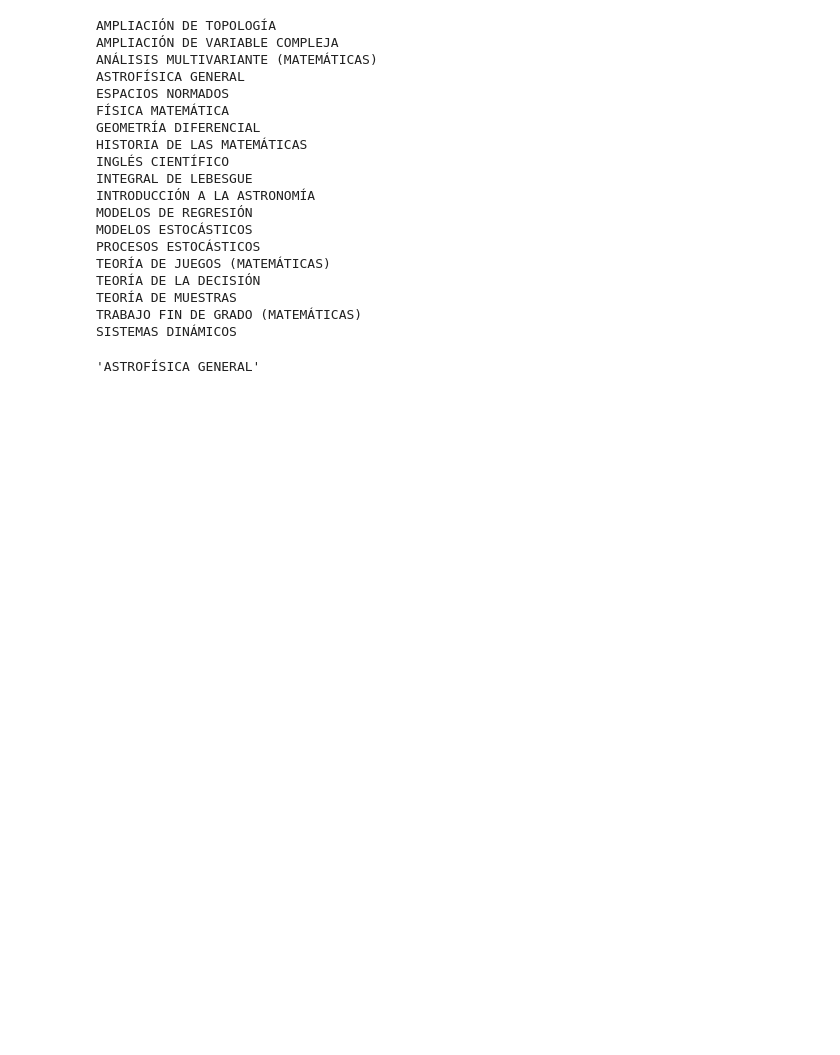
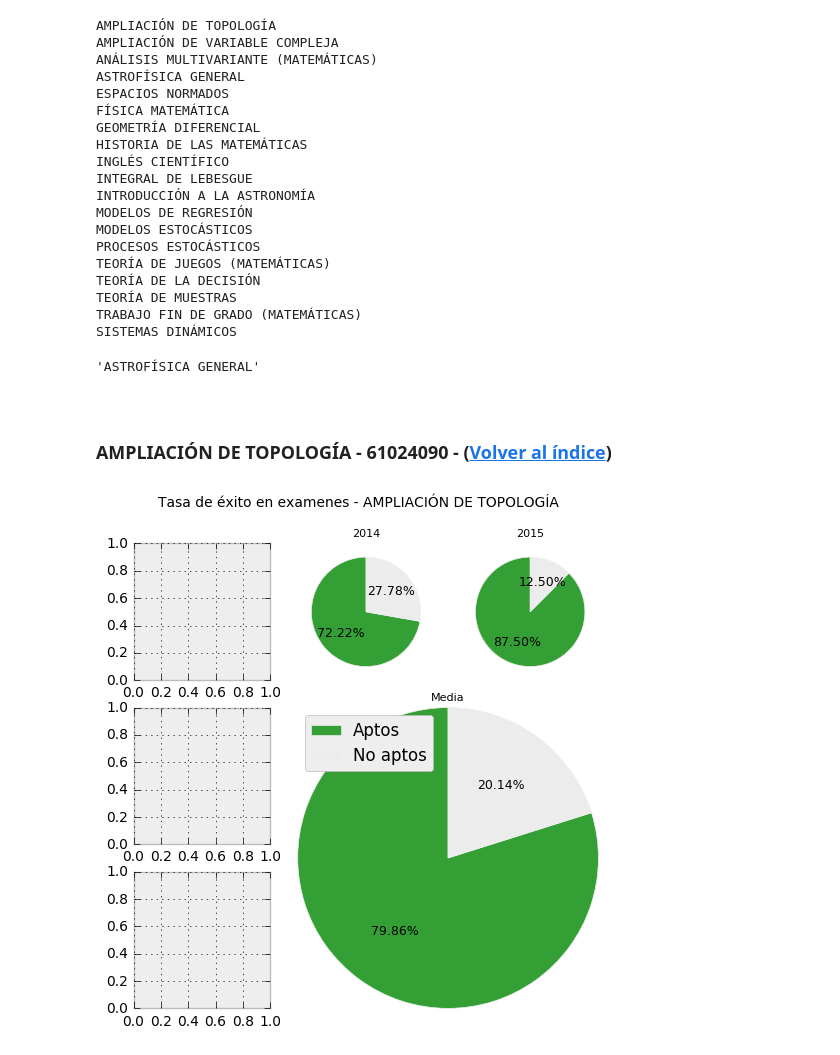
Before and after one commit to Scrypy/UNED-Statistics-Mathematics, a Jupyter notebook: Unificando datos.ipynb, the cells around one changed output. Cells and saved outputs as stored; diff of their text form; code cells hidden in the pictures; blank space fills up the shorter version.

Commit message:
Adding a graph

```diff
--- a/Unificando datos.ipynb
+++ b/Unificando datos.ipynb
@@ -156,3 +156,9 @@ SISTEMAS DINÁMICOS
 subject_name(61044112)
 # %% [output]
 'ASTROFÍSICA GENERAL'
+# %%
+show_success_rate(61024090)
+# %% [output]
+<a id='61024090'></a>
+### AMPLIACIÓN DE TOPOLOGÍA - 61024090 - ([Volver al índice](#indice))
+[figure, added]
```
Also changed, not shown: parts of 1 cell of this notebook, 1 other file.
